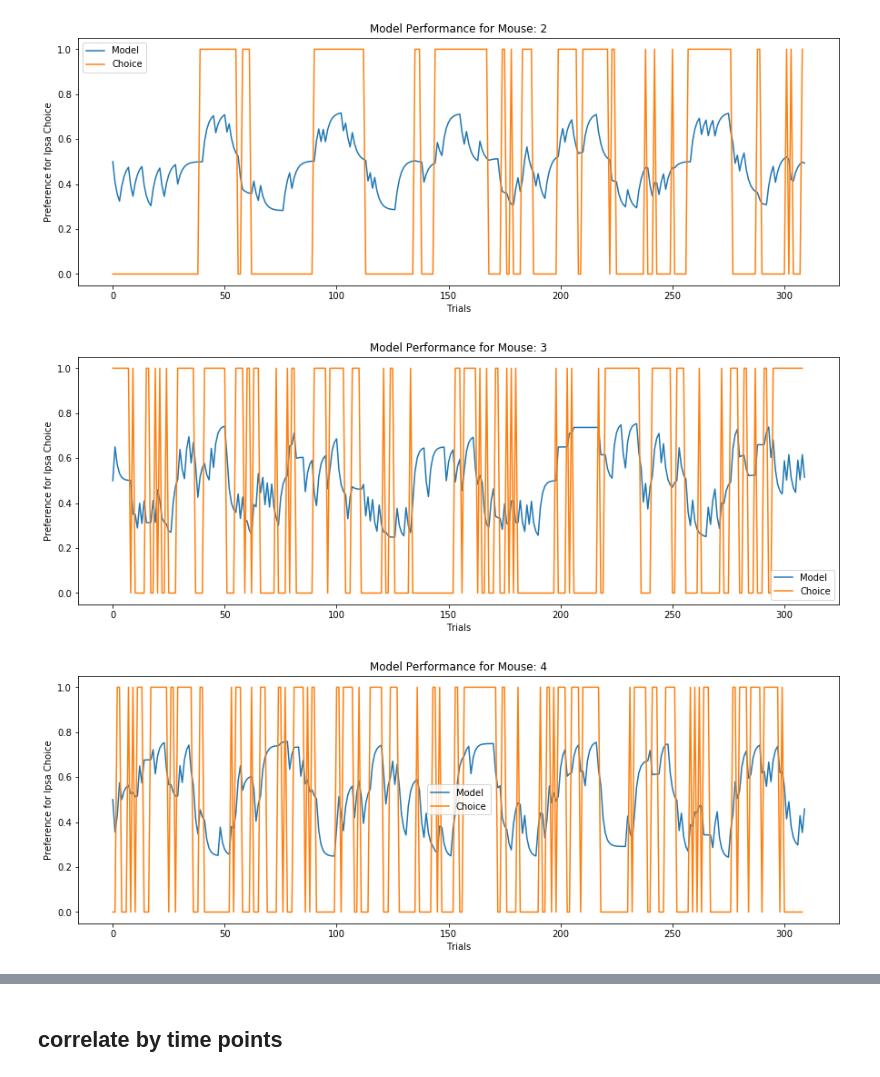
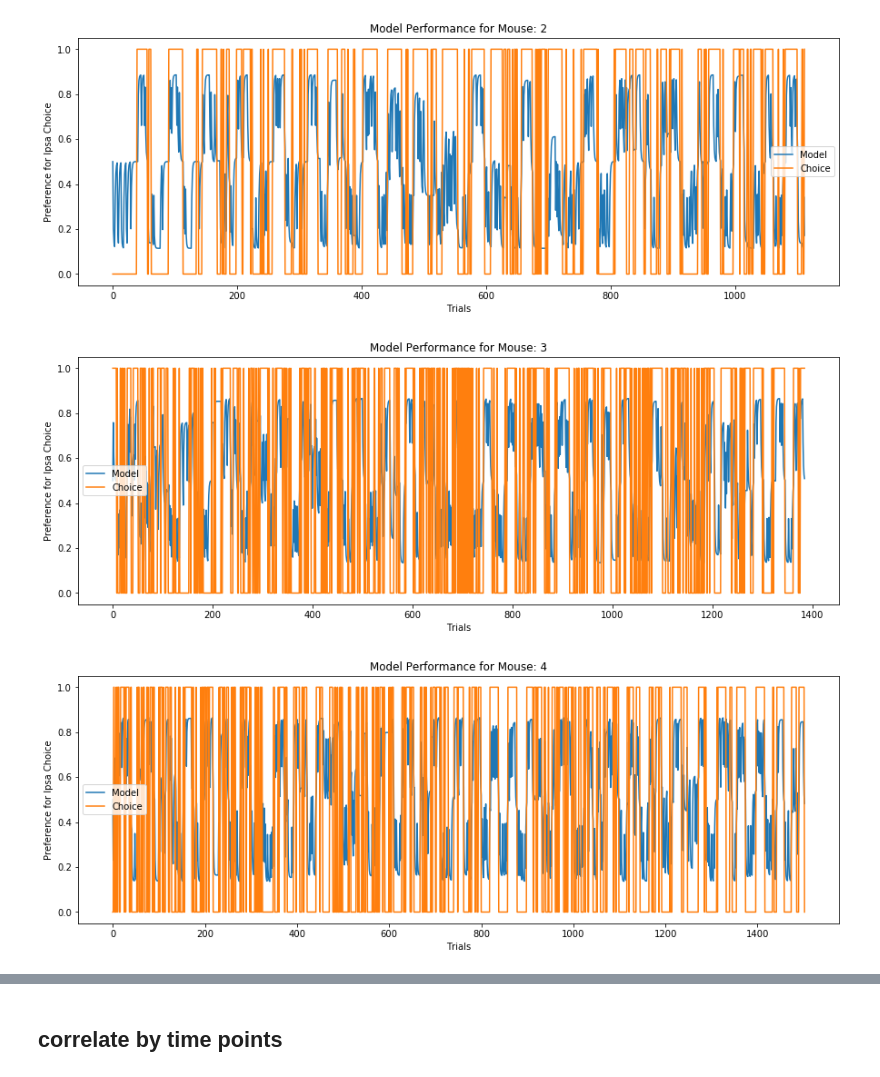
Before and after one commit to rachelstephlee/qlearning, a Jupyter notebook: First Pass.ipynb, the cells around one changed output, grey strips where cells are left out. Cells and saved outputs as stored; diff of their text form; code cells hidden in the pictures.

Commit message:
ran model with all datapoints

```diff
--- a/First Pass.ipynb
+++ b/First Pass.ipynb
@@ -74,20 +74,23 @@ df_trials['TrialLen'] = df_trials['TrialEnd'] - df_trials['TrialStart']
 # %%
 NS = len(np.unique(df_trials['MouseID']))
 
-NT = min(df_trials.groupby('MouseID').count()['Trial'])
+NT = max(df_trials.groupby('MouseID').count()['Trial'])
+NT_all = df_trials.groupby('MouseID').count()['Trial']
 
 c_str = np.empty([NS, NT], 'str')
 r = np.empty([NS, NT], int)
+r.fill(-1) # init with nan to ensure that shorter trials dont' get false data
 for s in np.arange(NS):
-    c_str[s, :] = (df_trials[df_trials['MouseID'] == s + 1])['Action'].values[:NT]
-    r[s, :] = (df_trials[df_trials['MouseID'] == s + 1])['Reward'].values[:NT]
+    c_str[s, :NT_all[s + 1]] = (df_trials[df_trials['MouseID'] == s + 1])['Action'].values
+    r[s, :NT_all[s + 1]] = (df_trials[df_trials['MouseID'] == s + 1])['Reward'].values
 
 c = np.empty([NS, NT], int)
+c.fill(-1)
 
 c[c_str == 'C'] = 0;
 c[c_str == 'I'] = 1;
 
-standata = {'NS':NS,'NT':NT,
+standata = {'NS':NS,'NT':NT,'NT_all':NT_all,
            'r':r, 'c':c}
 
 # pystan.stan_rdump(standata, 'rl_behavioral.data.R')
@@ -148,7 +142,7 @@ for s in np.arange(NS):
 
     df_small = df_trials[df_trials['MouseID'] == s + 1]
 
-    for t in np.arange(NT):
+    for t in np.arange(NT_all[s + 1]):
         r_i = df_small.loc[df_small['Trial'] == t, 'Reward'].values[0]
         c_i = df_small.loc[df_small['Trial'] == t, 'Action'].values[0]
 
@@ -165,17 +159,16 @@ for s in np.arange(NS):
         Q_choice[s, t + 1] = Q_choice[s, t] + phi_approx(fit2['alphas'][s][0]) * delta
         Q_other[s, t + 1] = Q_other[s, t]
 # %%
-prob_ipsa = np.zeros((NS, 310))
+prob_ipsa = np.zeros((NS, NT))
 c_hat = np.empty(np.shape(c))
 for s in np.arange(NS):
-    prob_ipsa[s, :] =(np.exp(fit2['betas'][s][0] * Q_i[s, :]) / (np.exp(fit2['betas'][s][0] * Q_c[s,:]) + np.exp(fit2['betas'][s][0] * Q_i[s,:])))
-    c_hat =
+    prob_ipsa[s, :NT_all[s+1]] =(np.exp(fit2['betas'][s][0] * Q_i[s, :NT_all[s+1]]) / (np.exp(fit2['betas'][s][0] * Q_c[s,:NT_all[s+1]]) + np.exp(fit2['betas'][s][0] * Q_i[s,:NT_all[s+1]])))
 # %%
 for s in np.arange(NS):
 
     fig = plt.figure(figsize= (15, 5))
-    plt.plot(prob_ipsa[s,:], label = 'Model')
-    plt.plot(c[s,:], label = 'Choice')
+    plt.plot(prob_ipsa[s,:NT_all[s+1]], label = 'Model')
+    plt.plot(c[s,:NT_all[s+1]], label = 'Choice')
     plt.legend()
 
     plt.xlabel('Trials')
@@ -186,3 +179,3 @@ for s in np.arange(NS):
-[figure, old version]
+[figure, new version]
-[figure, old version]
+[figure, new version]
-[figure, old version]
+[figure, new version]
```
Also changed, not shown: parts of 7 cells of this notebook, 1 other file.
